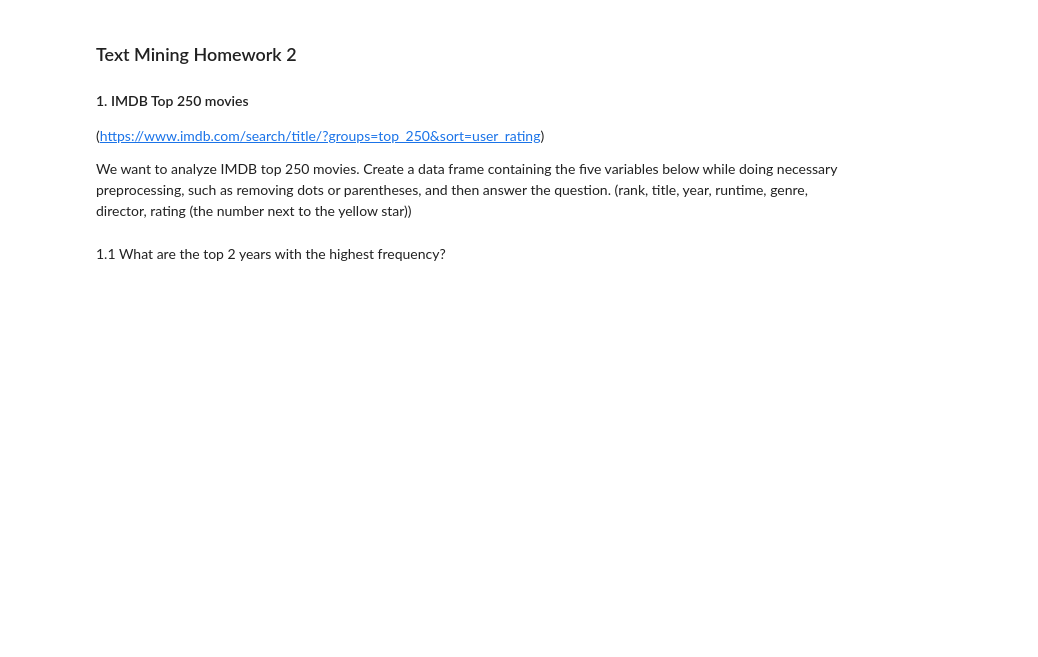
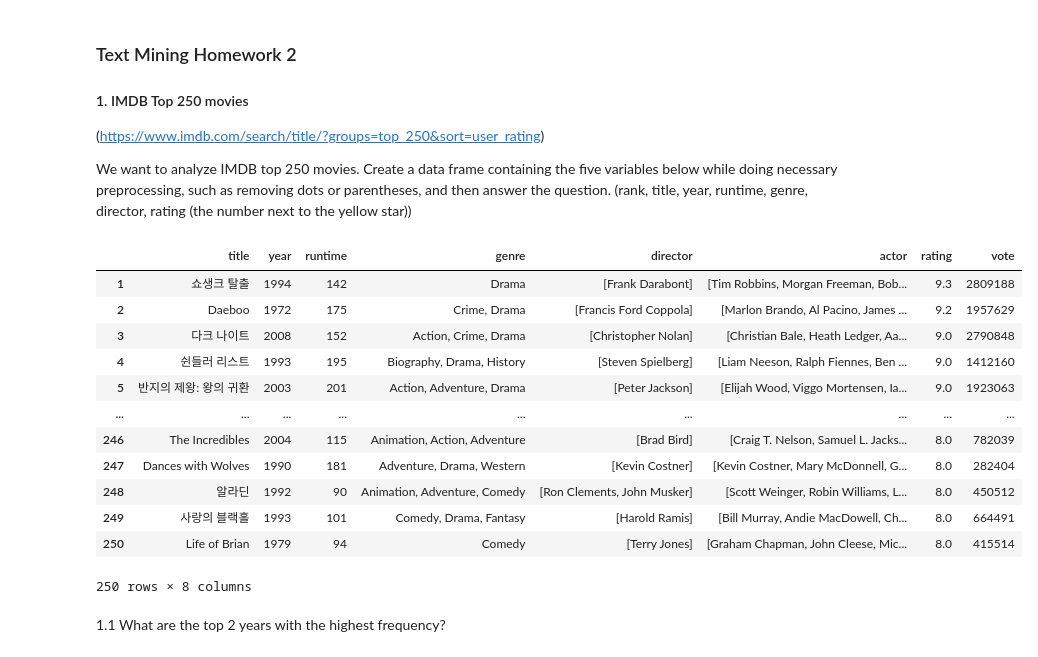
Before and after one commit to Tommylee1013/Webscraping, a Jupyter notebook: Homeworks/Homework02.ipynb, the cells around one changed output. Cells and saved outputs as stored; diff of their text form; code cells hidden in the pictures; blank space fills up the shorter version.

```diff
--- a/Homeworks/Homework02.ipynb
+++ b/Homeworks/Homework02.ipynb
@@ -51,3 +123,24 @@ for url_i in url_list:
+# %%
+import pandas as pd
+data = pd.DataFrame([title_list, year_list, runtime_list, genre_list,
+                    director_list, actor_list, rating_list, vote_list],
+                    index = ['title','year','runtime','genre','director','actor','rating','vote'],
+                    columns = rank_list).T
+data
+# %% [output]
+|  | title | year | runtime | genre | director | actor | rating | vote |
+| 1 | 쇼생크 탈출 | 1994 | 142 | Drama | [Frank Darabont] | [Tim Robbins, Morgan Freeman, Bob... | 9.3 | 2809188 |
+| 2 | Daeboo | 1972 | 175 | Crime, Drama | [Francis Ford Coppola] | [Marlon Brando, Al Pacino, James ... | 9.2 | 1957629 |
+| 3 | 다크 나이트 | 2008 | 152 | Action, Crime, Drama | [Christopher Nolan] | [Christian Bale, Heath Ledger, Aa... | 9.0 | 2790848 |
+| 4 | 쉰들러 리스트 | 1993 | 195 | Biography, Drama, History | [Steven Spielberg] | [Liam Neeson, Ralph Fiennes, Ben ... | 9.0 | 1412160 |
+| 5 | 반지의 제왕: 왕의 귀환 | 2003 | 201 | Action, Adventure, Drama | [Peter Jackson] | [Elijah Wood, Viggo Mortensen, Ia... | 9.0 | 1923063 |
+| ... | ... | ... | ... | ... | ... | ... | ... | ... |
+| 246 | The Incredibles | 2004 | 115 | Animation, Action, Adventure | [Brad Bird] | [Craig T. Nelson, Samuel L. Jacks... | 8.0 | 782039 |
+| 247 | Dances with Wolves | 1990 | 181 | Adventure, Drama, Western | [Kevin Costner] | [Kevin Costner, Mary McDonnell, G... | 8.0 | 282404 |
+| 248 | 알라딘 | 1992 | 90 | Animation, Adventure, Comedy | [Ron Clements, John Musker] | [Scott Weinger, Robin Williams, L... | 8.0 | 450512 |
+| 249 | 사랑의 블랙홀 | 1993 | 101 | Comedy, Drama, Fantasy | [Harold Ramis] | [Bill Murray, Andie MacDowell, Ch... | 8.0 | 664491 |
+| 250 | Life of Brian | 1979 | 94 | Comedy | [Terry Jones] | [Graham Chapman, John Cleese, Mic... | 8.0 | 415514 |
+250 rows × 8 columns
 # %% [markdown]
 1.1 What are the top 2 years with the highest frequency?
 # %%
```
Also changed, not shown: parts of 1 cell of this notebook, 2 other files.
